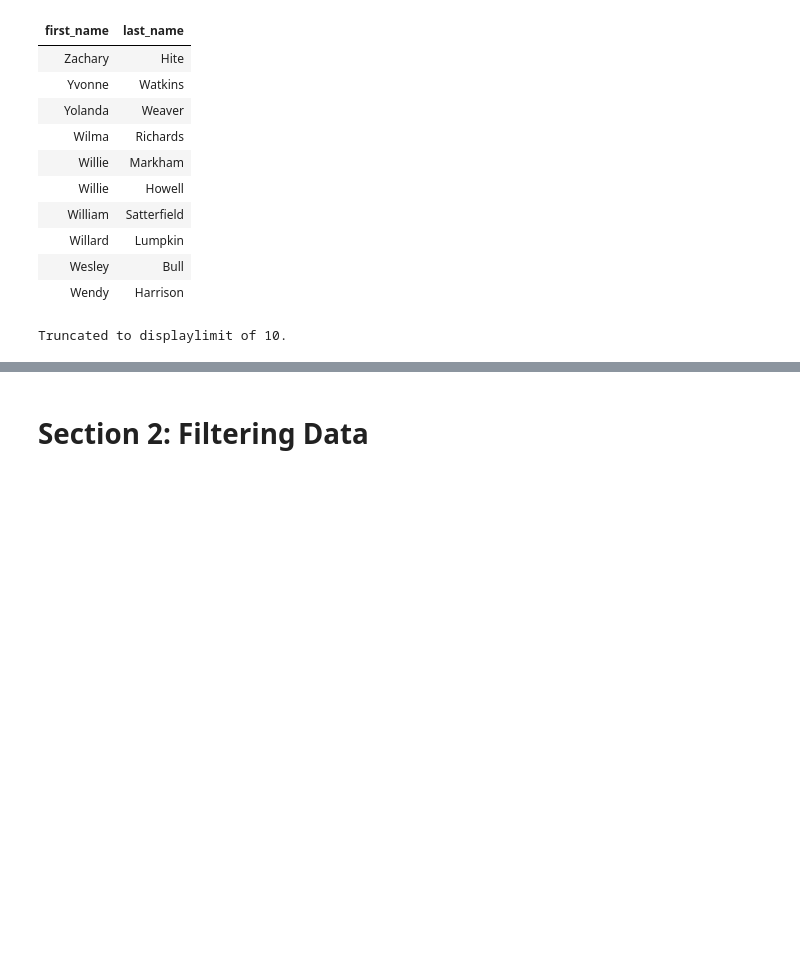
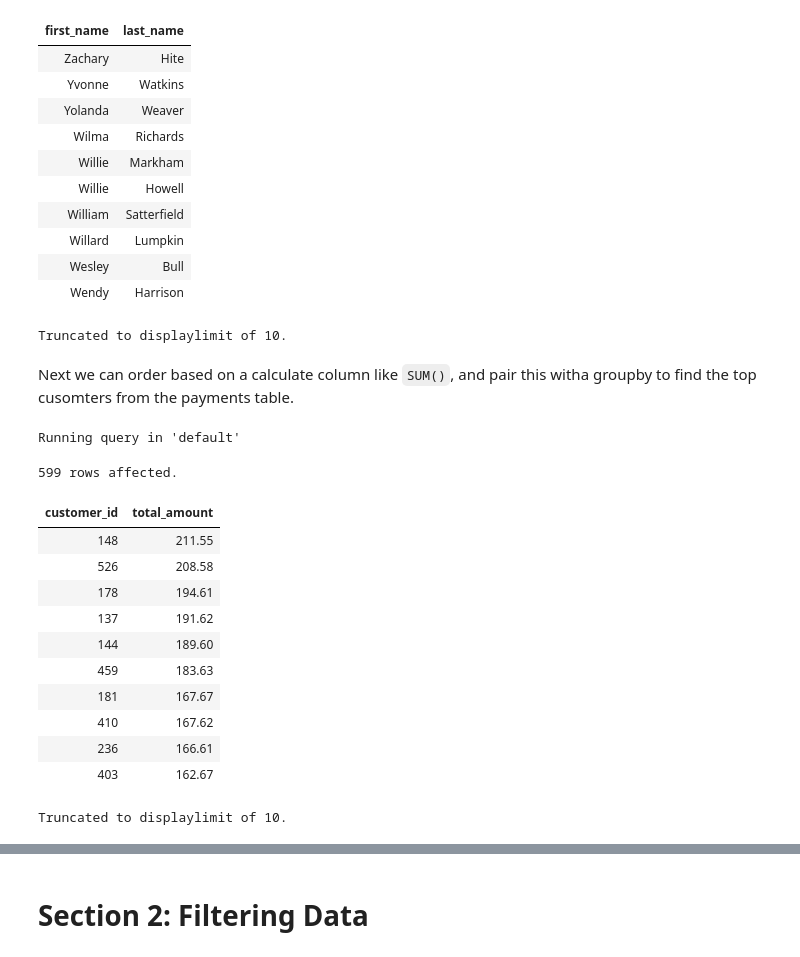
Before and after one commit to xaviernogueira/Data-Science-Lab, a Jupyter notebook: databases/postgres_dvd_tutorial.ipynb, the cells around one changed output, grey strips where cells are left out. Saved outputs shown, nothing was run; the diff lists cells and outputs as text; code cells hidden in the pictures; blank space fills up the shorter version.

```diff
--- a/databases/postgres_dvd_tutorial.ipynb
+++ b/databases/postgres_dvd_tutorial.ipynb
@@ -110,3 +104,31 @@ Running query in 'default'
 | Wesley | Bull |
 | Wendy | Harrison |
 Truncated to displaylimit of 10.
+# %% [markdown]
+Next we can order based on a calculate column like `SUM()`, and pair this witha groupby to find the top cusomters from the payments table.
+# %%
+%%sql
+SELECT
+    customer_id,
+    SUM(amount) AS total_amount
+FROM
+    payment
+GROUP BY
+    customer_id
+ORDER BY
+    total_amount DESC;
+# %% [output]
+Running query in 'default'
+599 rows affected.
+| customer_id | total_amount |
+| 148 | 211.55 |
+| 526 | 208.58 |
+| 178 | 194.61 |
+| 137 | 191.62 |
+| 144 | 189.60 |
+| 459 | 183.63 |
+| 181 | 167.67 |
+| 410 | 167.62 |
+| 236 | 166.61 |
+| 403 | 162.67 |
+Truncated to displaylimit of 10.
```
Also changed, not shown: parts of 4 cells of this notebook.
